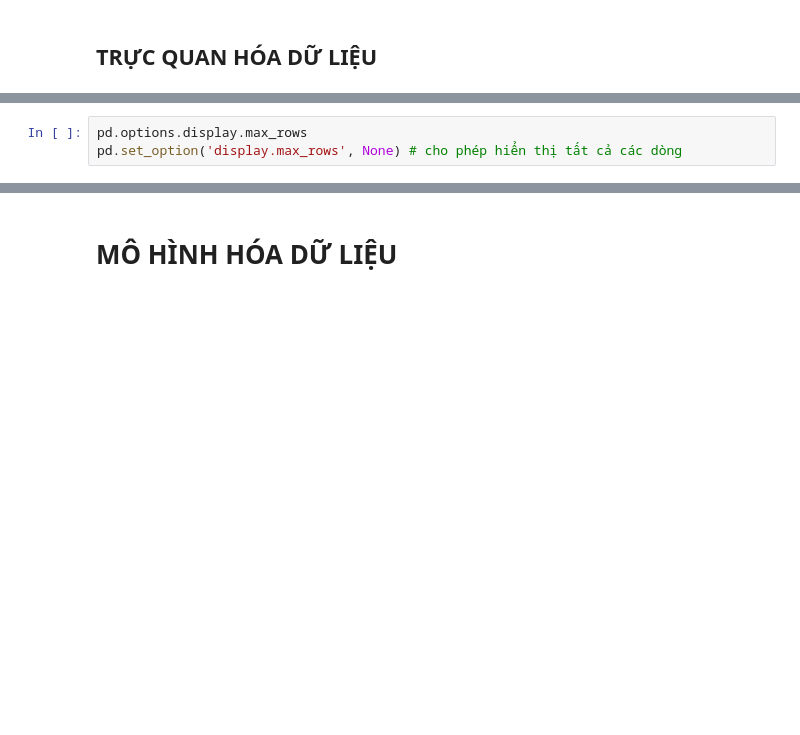
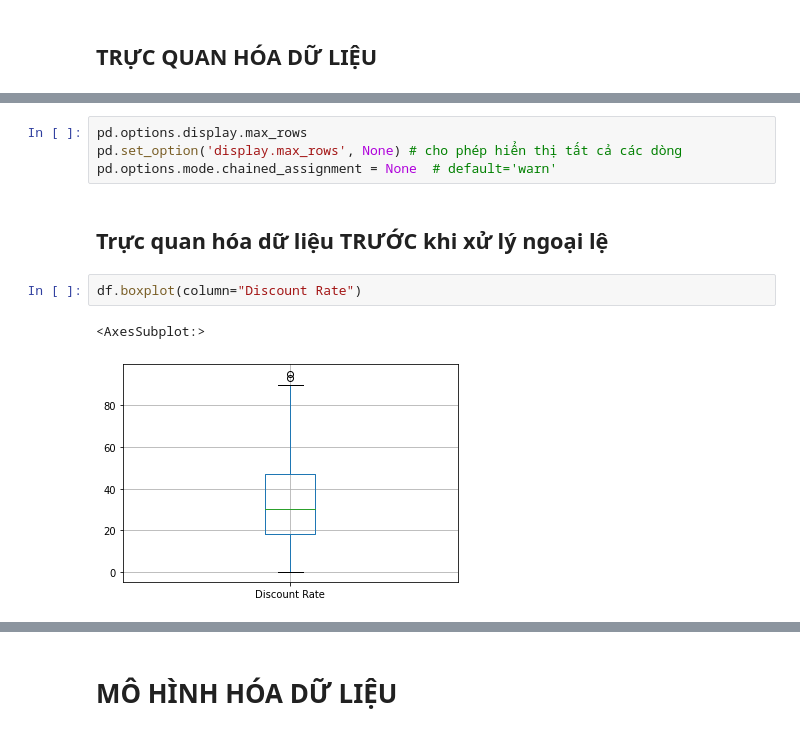
Before and after one commit to phanthetue2309/Data-Science-School-Learn, a Jupyter notebook: 25_04_2021_Final_Exam/Final_Exam.ipynb, the cells around one changed output, grey strips where cells are left out. Cells and saved outputs as stored; diff of their text form; blank space fills up the shorter version.

```diff
--- a/25_04_2021_Final_Exam/Final_Exam.ipynb
+++ b/25_04_2021_Final_Exam/Final_Exam.ipynb
@@ -82,3 +149,11 @@ pd.pivot_table(df, index = 'Category', values = 'Price') # tính mức giá trun
 # %%
 pd.options.display.max_rows
 pd.set_option('display.max_rows', None) # cho phép hiển thị tất cả các dòng
+pd.options.mode.chained_assignment = None  # default='warn'
+# %% [markdown]
+## Trực quan hóa dữ liệu TRƯỚC khi xử lý ngoại lệ
+# %%
+df.boxplot(column="Discount Rate")
+# %% [output]
+<AxesSubplot:>
+[figure, added]
```
Also changed, not shown: parts of 88 cells of this notebook.
